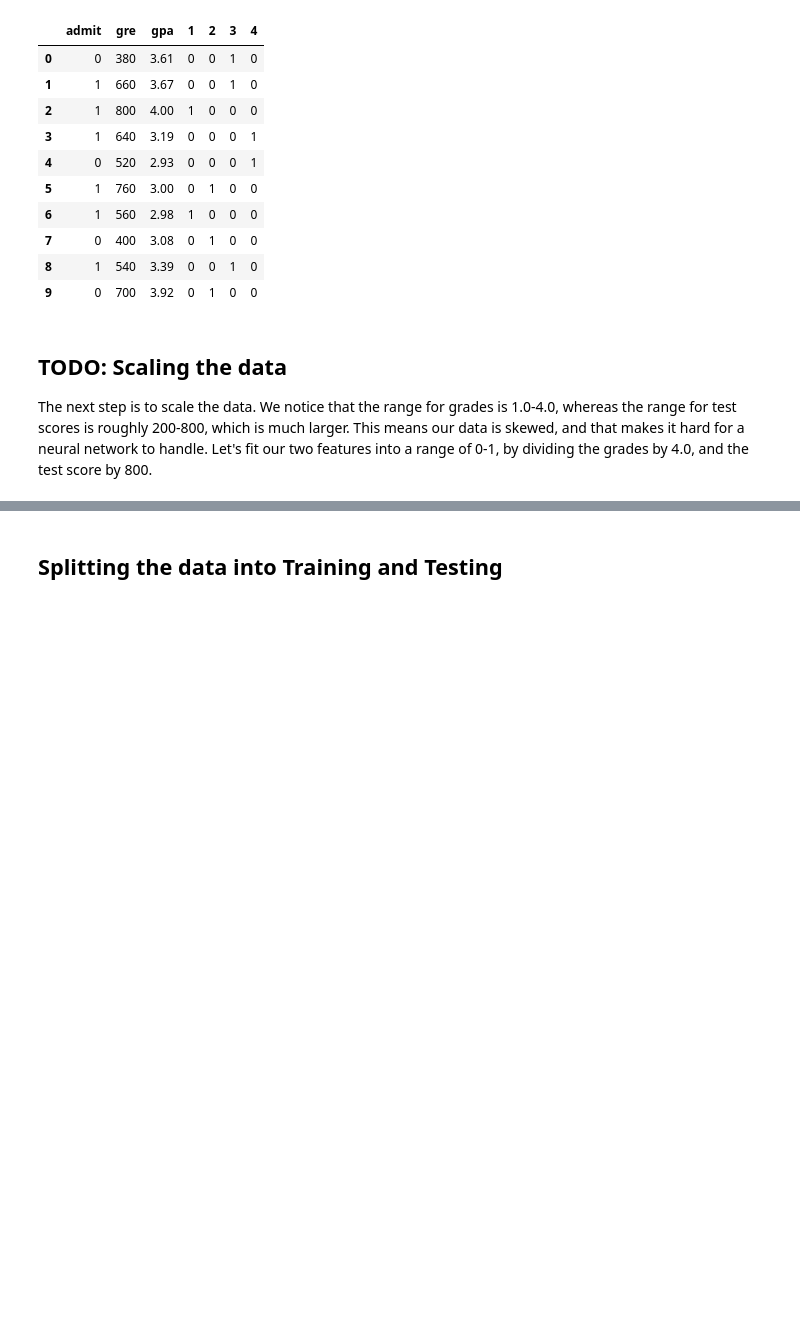
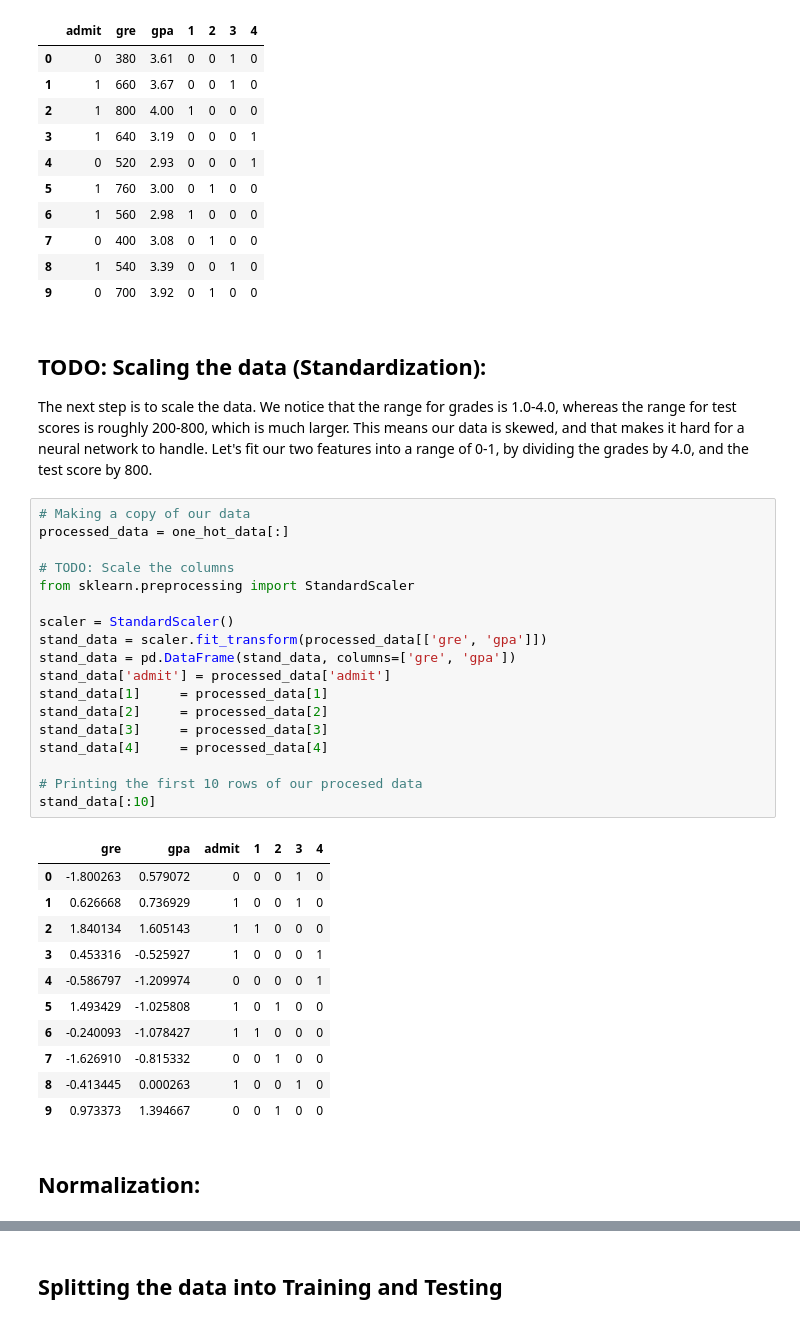
Before and after one commit to MosaabMuhammed/DLND, a Jupyter notebook: student-admissions/StudentAdmissions.ipynb, the cells around one changed output, grey strips where cells are left out. Cells and saved outputs as stored; diff of their text form; blank space fills up the shorter version.

```diff
--- a/student-admissions/StudentAdmissions.ipynb
+++ b/student-admissions/StudentAdmissions.ipynb
@@ -112,6 +112,38 @@ one_hot_data[:10]
 | 8 | 1 | 540 | 3.39 | 0 | 0 | 1 | 0 |
 | 9 | 0 | 700 | 3.92 | 0 | 1 | 0 | 0 |
 # %% [markdown]
-## TODO: Scaling the data
+## TODO: Scaling the data (Standardization):
 The next step is to scale the data. We notice that the range for grades is 1.0-4.0, whereas the range for test scores is roughly 200-800, which is much larger. This means our data is skewed, and that makes it hard for a neural network to handle. Let's fit our two features into a range of 0-1, by dividing the grades by 4.0, and the test score by 800.
+# %%
+# Making a copy of our data
+processed_data = one_hot_data[:]
+
+# TODO: Scale the columns
+from sklearn.preprocessing import StandardScaler
+
+scaler = StandardScaler()
+stand_data = scaler.fit_transform(processed_data[['gre', 'gpa']])
+stand_data = pd.DataFrame(stand_data, columns=['gre', 'gpa'])
+stand_data['admit'] = processed_data['admit']
+stand_data[1]     = processed_data[1]
+stand_data[2]     = processed_data[2]
+stand_data[3]     = processed_data[3]
+stand_data[4]     = processed_data[4]
+
+# Printing the first 10 rows of our procesed data
+stand_data[:10]
+# %% [output]
+|  | gre | gpa | admit | 1 | 2 | 3 | 4 |
+| 0 | -1.800263 | 0.579072 | 0 | 0 | 0 | 1 | 0 |
+| 1 | 0.626668 | 0.736929 | 1 | 0 | 0 | 1 | 0 |
+| 2 | 1.840134 | 1.605143 | 1 | 1 | 0 | 0 | 0 |
+| 3 | 0.453316 | -0.525927 | 1 | 0 | 0 | 0 | 1 |
+| 4 | -0.586797 | -1.209974 | 0 | 0 | 0 | 0 | 1 |
+| 5 | 1.493429 | -1.025808 | 1 | 0 | 1 | 0 | 0 |
+| 6 | -0.240093 | -1.078427 | 1 | 1 | 0 | 0 | 0 |
+| 7 | -1.626910 | -0.815332 | 0 | 0 | 1 | 0 | 0 |
+| 8 | -0.413445 | 0.000263 | 1 | 0 | 0 | 1 | 0 |
+| 9 | 0.973373 | 1.394667 | 0 | 0 | 1 | 0 | 0 |
+# %% [markdown]
+## Normalization:
 # %%
```
Also changed, not shown: parts of 9 cells of this notebook.
